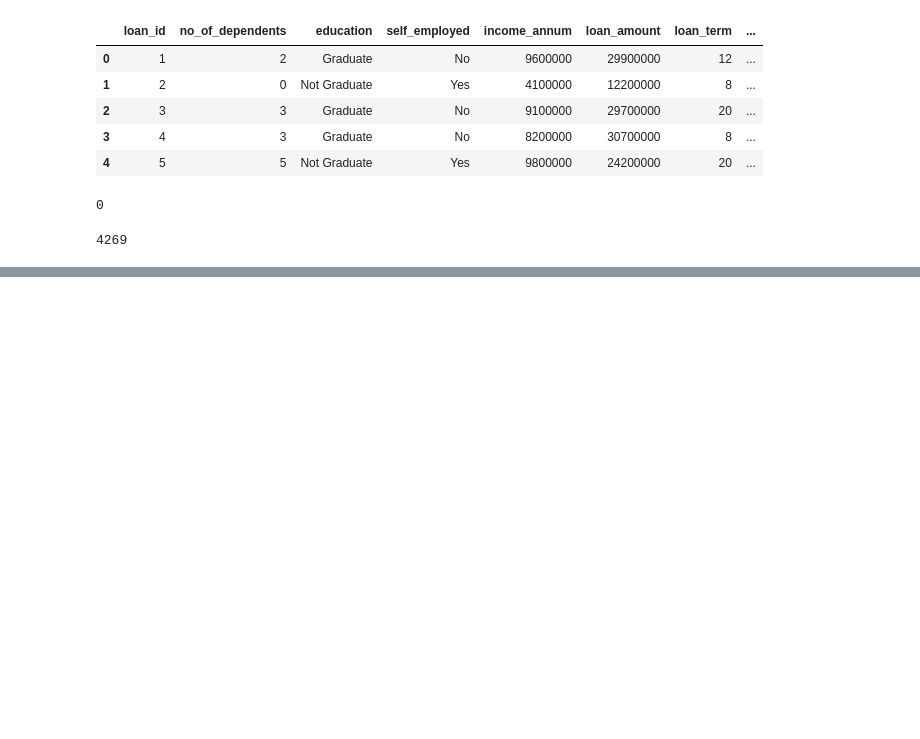
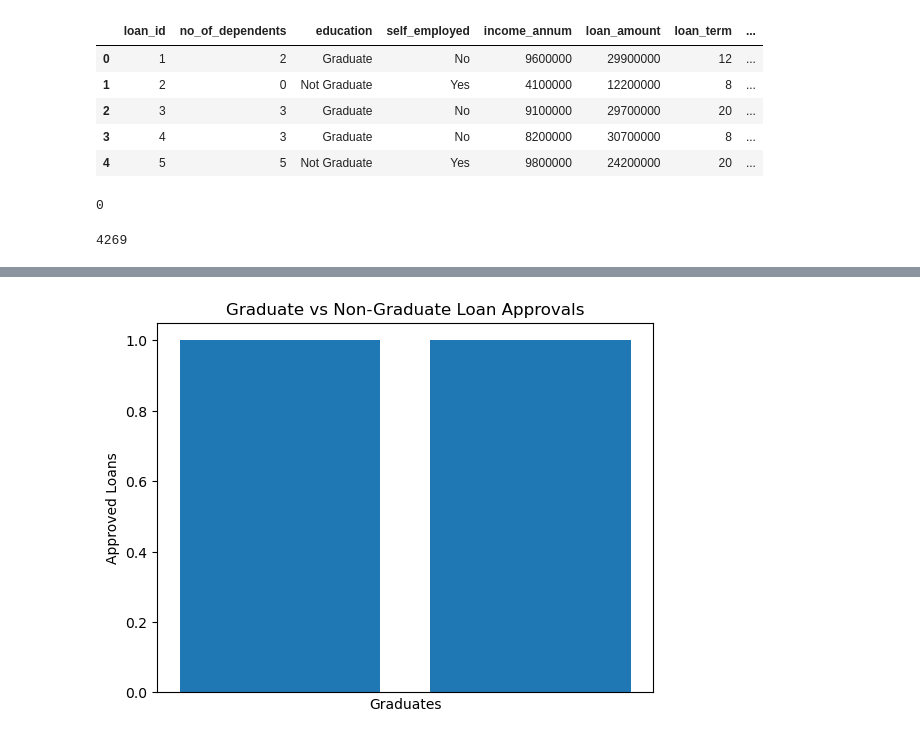
Before and after one commit to j0cinco/loan-applications, a Jupyter notebook: loan_approval.ipynb, the cells around one changed output, grey strips where cells are left out. Saved outputs shown, nothing was run; the diff lists cells and outputs as text; code cells hidden in the pictures; blank space fills up the shorter version.

Commit message:
creating dummies df and plot attempts

```diff
--- a/loan_approval.ipynb
+++ b/loan_approval.ipynb
@@ -47,0 +53,5 @@ dtype: object
+# %%
+#Create a data frame to include the education and loan status columns
+
+edu_df = pd.DataFrame(loan_df, columns = ['education','loan_status'])
+edu_df.head()
@@ -47,0 +65,4 @@ dtype: object
+# %%
+#Converting categorical data to numeric by using get_dummies
+edu_dummies_df = pd.get_dummies(edu_df)
+edu_dummies_df.head()
@@ -47,0 +76,4 @@ dtype: object
+# %%
+#Drop the 'education_Not Graduate' and 'loan_status_Rejected' columns
+dummies_df = edu_dummies_df.drop(['education_Not Graduate','loan_status_Rejected'],axis=1)
+dummies_df
@@ -47,0 +94,14 @@ dtype: object
+# %%
+#Create a bar plot to visualize the counts
+x=dummies_df['education_Graduate']
+y=dummies_df['loan_status_Approved']
+
+plt.bar(x,y)
+plt.xticks(rotation=0)
+plt.xticks(range(5000,2,2))
+plt.xlabel("Graduates")
+plt.ylabel("Approved Loans")
+plt.title("Graduate vs Non-Graduate Loan Approvals")
+plt.show()
+# %% [output]
+[figure, added]
```
Also changed, not shown: parts of 8 cells of this notebook.
